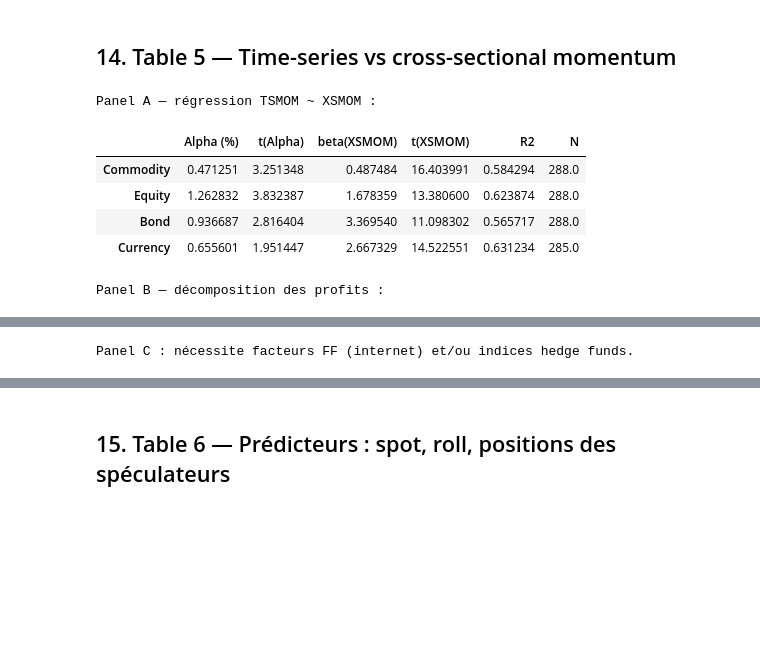
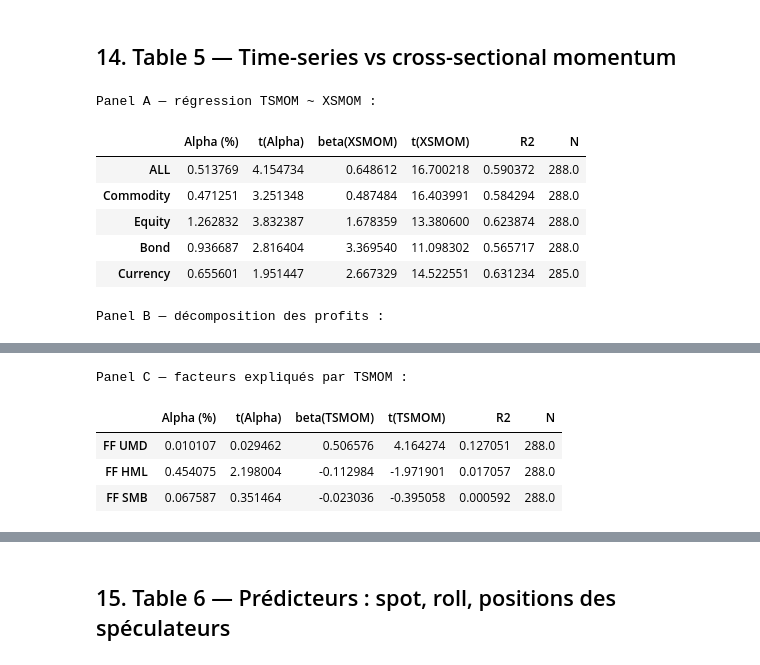
Before and after one commit to Mariuscalaque/Moskowitz-HuaOoi-Pedersen-Time-Series-Momentum-, a Jupyter notebook: replication_complete.ipynb, the cells around one changed output, grey strips where cells are left out. Saved outputs shown, nothing was run; the diff lists cells and outputs as text; code cells hidden in the pictures; blank space fills up the shorter version.

```diff
--- a/replication_complete.ipynb
+++ b/replication_complete.ipynb
@@ -341,28 +340,32 @@ diversifié. Les corrélations inter-classes des TSMOM sont faibles (≈ 0.05–
 # %% [markdown]
 ## 14. Table 5 — Time-series vs cross-sectional momentum
 # %%
-# Panel A : TSMOM régressé sur XSMOM, par classe
-t5a = analysis.table5_tsmom_on_xsmom(tsmom_ac.loc[m], xsmom_ac.loc[m])
+# Panel A : TSMOM régressé sur XSMOM, par classe + ALL
+t5a = analysis.table5_tsmom_on_xsmom(
+    tsmom_ac.loc[m], xsmom_ac.loc[m],
+    tsmom_all=tsmom_p, xsmom_all=xsmom_ac['ALL'].loc[m]
+)
 print('Panel A — régression TSMOM ~ XSMOM :'); display(t5a)
-# Panel B : décomposition Lo-MacKinlay (identité Auto+Cross+Mean = profit)
+# Panel B : décomposition Lo-MacKinlay 12→1 (identité Auto+Cross+Mean = profit)
 t5b = decomposition_by_asset_class(monthly_ret.loc[m], lookback=LOOKBACK_MONTHS)
 print('Panel B — décomposition des profits :'); display(t5b)
 # Panel C : ce que TSMOM explique (facteurs FF + indices HF si dispo)
 targets = {}
 try:
     ff = fetch_ff_factors(PAPER_START, PAPER_END, source='auto')
     for c in ('UMD','HML','SMB'):
         if c in ff: targets[f'FF {c}'] = ff[c]
 except Exception: pass
 if 'hedge_funds' in ext:
     for c in ext['hedge_funds'].columns: targets[f'HF {c}'] = ext['hedge_funds'][c]
 t5c = analysis.table5_what_tsmom_explains(targets, tsmom_p) if targets else pd.DataFrame()
 tables.table5_save(t5a, t5b, t5c if len(t5c) else None)
 if len(t5c): print('Panel C — facteurs expliqués par TSMOM :'); display(t5c)
 else: print('Panel C : nécessite facteurs FF (internet) et/ou indices hedge funds.')
 # %% [output]
 Panel A — régression TSMOM ~ XSMOM :
 |  | Alpha (%) | t(Alpha) | beta(XSMOM) | t(XSMOM) | R2 | N |
+| ALL | 0.513769 | 4.154734 | 0.648612 | 16.700218 | 0.590372 | 288.0 |
 | Commodity | 0.471251 | 3.251348 | 0.487484 | 16.403991 | 0.584294 | 288.0 |
 | Equity | 1.262832 | 3.832387 | 1.678359 | 13.380600 | 0.623874 | 288.0 |
 | Bond | 0.936687 | 2.816404 | 3.369540 | 11.098302 | 0.565717 | 288.0 |
@@ -374,5 +377,9 @@ Panel B — décomposition des profits :
 | Bond | -0.000016 | -0.000002 | 0.000003 | -0.000015 | -0.000014 | -0.000018 | 0.000009 | -0.000009 | ... |
 | Currency | 0.000058 | -0.000015 | 0.000011 | 0.000054 | 0.000053 | 0.000064 | 0.000035 | 0.000100 | ... |
 | ALL | 0.000743 | -0.000025 | 0.000311 | 0.001028 | 0.001016 | 0.000756 | 0.000590 | 0.001346 | ... |
-Panel C : nécessite facteurs FF (internet) et/ou indices hedge funds.
+Panel C — facteurs expliqués par TSMOM :
+|  | Alpha (%) | t(Alpha) | beta(TSMOM) | t(TSMOM) | R2 | N |
+| FF UMD | 0.010107 | 0.029462 | 0.506576 | 4.164274 | 0.127051 | 288.0 |
+| FF HML | 0.454075 | 2.198004 | -0.112984 | -1.971901 | 0.017057 | 288.0 |
+| FF SMB | 0.067587 | 0.351464 | -0.023036 | -0.395058 | 0.000592 | 288.0 |
 # %% [markdown]
```
Also changed, not shown: parts of 16 cells of this notebook, 9 other files.
